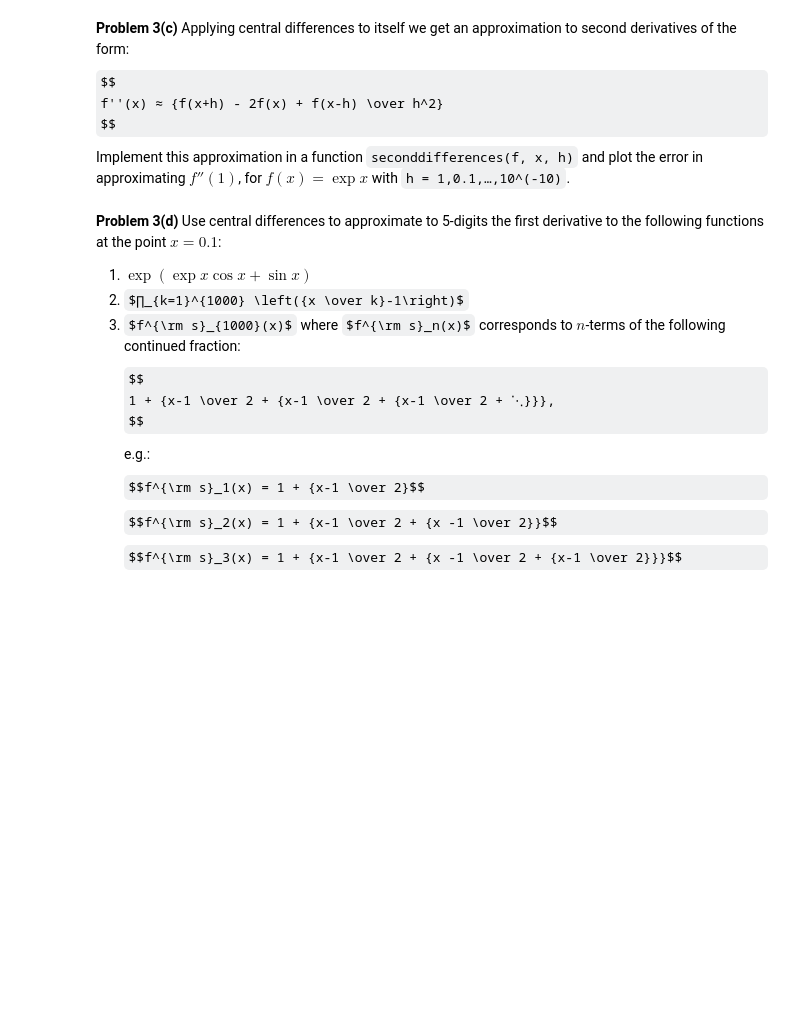
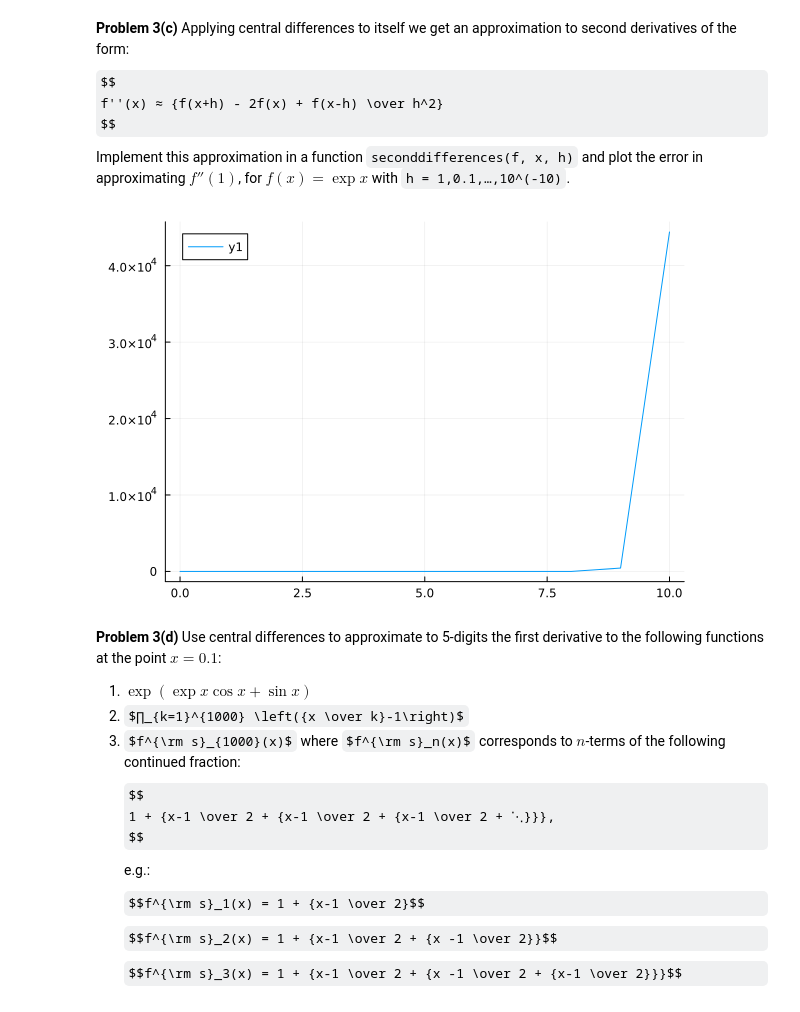
Before and after one commit to YJ2524/MATH50003-Numerical-Analysis, a Jupyter notebook: labs/lab1.ipynb, the cells around one changed output. Saved outputs shown, nothing was run; the diff lists cells and outputs as text; code cells hidden in the pictures; some formulas as TeX source; blank space fills up the shorter version.

```diff
--- a/labs/lab1.ipynb
+++ b/labs/lab1.ipynb
@@ -424,6 +428,14 @@ Implement this approximation in a function `seconddifferences(f, x, h)`
 and plot the error in approximating $f''(1)$, for $f(x) = \exp x$ with `h = 1,0.1,…,10^(-10)`.
 # %%
 # TODO: implement seconddifferences(f,x,h) and plot the error for h = 1,0.1,…,10^(-10).
+function seconddifferences(f, x, h)
+    fpp = (f(x+h) - 2*f(x) + f(x-h)) / (h*h)
+    fpp
+end
+errs5 = [abs(seconddifferences(exp, 1, j) - exp(1)) for j=10.0 .^ (0:-1:-10)]
+plot(0:10, errs5; legend=:topleft)
+# %% [output]
+[figure, added]
 # %% [markdown]
 **Problem 3(d)** Use central differences to approximate to 5-digits the first
 derivative to the following functions
```
Also changed, not shown: parts of 6 cells of this notebook.
